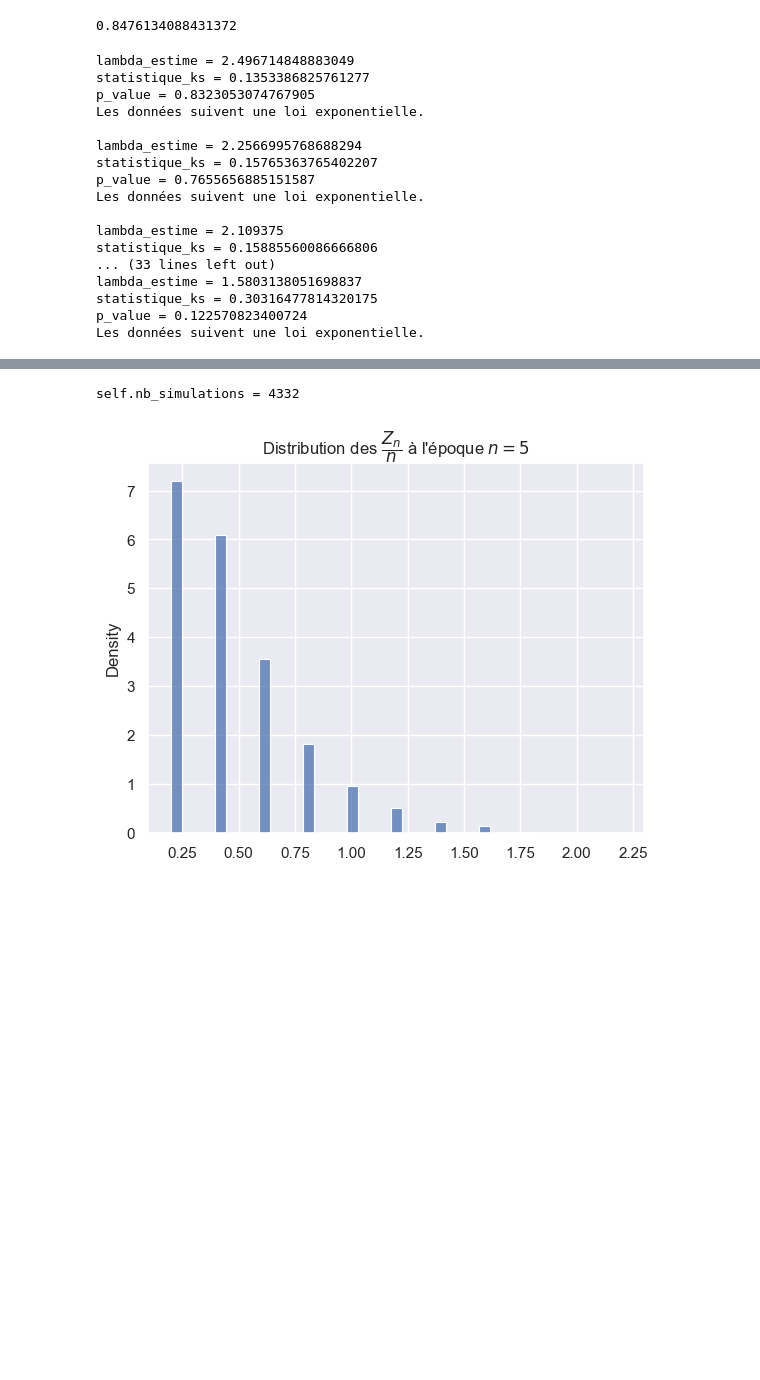
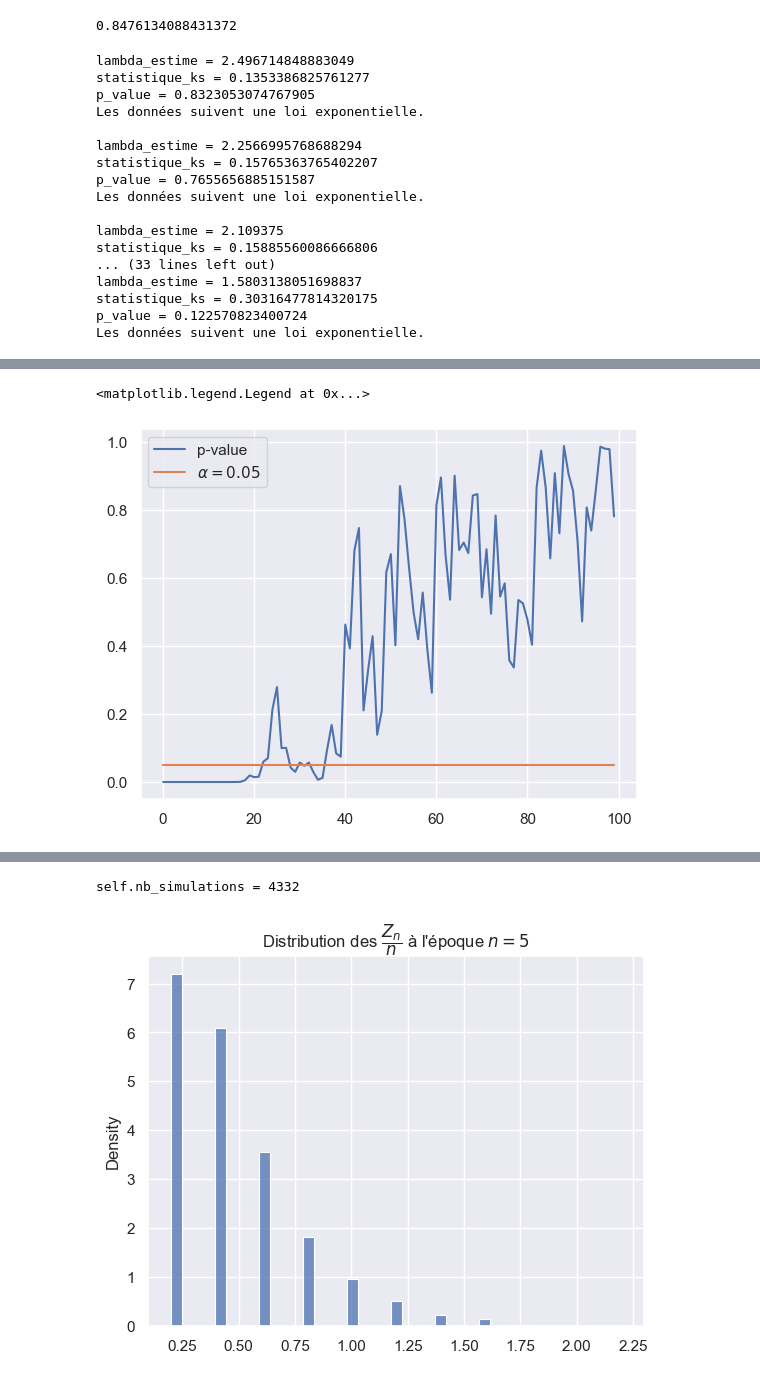
Before and after one commit to Ab2nour/epidemic-simulation, a Jupyter notebook: src/notebooks/galton-watson.ipynb, the cells around one changed output, grey strips where cells are left out. Cells and saved outputs as stored; diff of their text form; code cells hidden in the pictures; blank space fills up the shorter version.

```diff
--- a/src/notebooks/galton-watson.ipynb
+++ b/src/notebooks/galton-watson.ipynb
@@ -426,0 +466,19 @@ p_value = 0.944216267103265
+# %%
+plt.plot(
+    simulation_yaglom(
+        poisson_1,
+        nb_processus=nb_processus,
+        taille_pas=taille_pas,
+        nb_repetitions=nb_repetitions,
+    ),
+    label="p-value",
+)
+plt.plot(
+    list(range(nb_repetitions)),
+    [alpha for _ in range(nb_repetitions)],
+    label=r"$\alpha = 0.05$",
+)
+plt.legend()
+# %% [output]
+<matplotlib.legend.Legend at 0x...>
+[figure, added]
```
Also changed, not shown: parts of 18 cells of this notebook.
